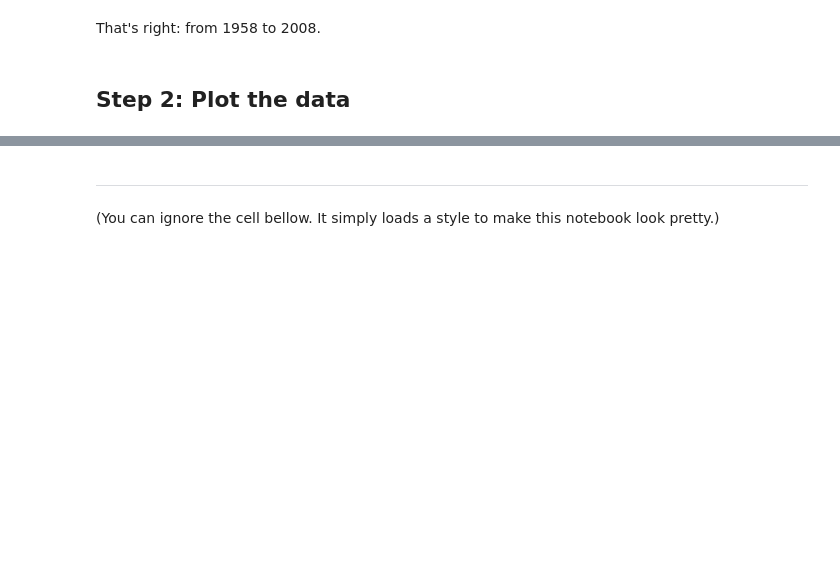
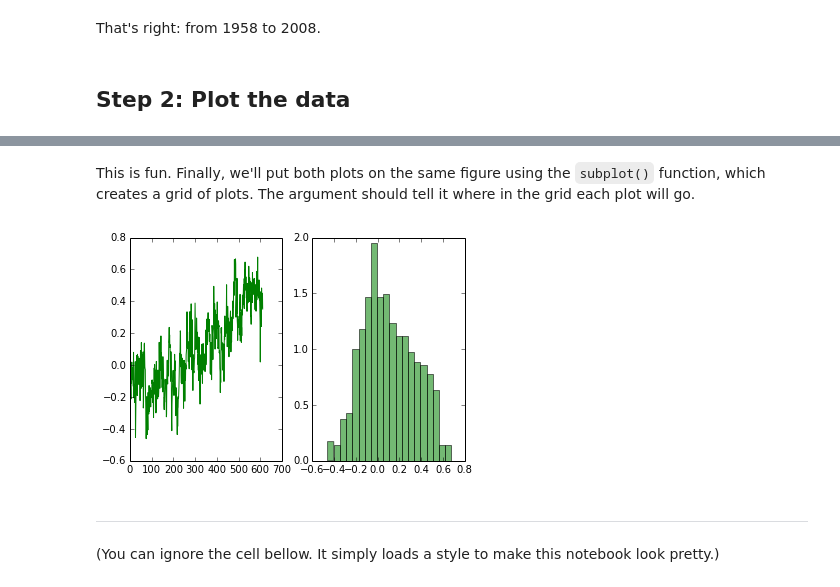
Before and after one commit to barbagroup/JITcode-MechE, a Jupyter notebook: lessons/01_Lesson01_ReadAndPlot.ipynb, the cells around one changed output, grey strips where cells are left out. Drawn from its saved outputs; the diff is of its cells as text; code cells hidden in the pictures; blank space fills up the shorter version.

```diff
--- a/lessons/01_Lesson01_ReadAndPlot.ipynb
+++ b/lessons/01_Lesson01_ReadAndPlot.ipynb
@@ -101,3 +131,12 @@ ImportError: No module named matplotlib.pyplot
+# %% [markdown]
+This is fun. Finally, we'll put both plots on the same figure using the `subplot()` function, which creates a grid of plots. The argument should tell it where in the grid each plot will go.
+# %%
+plt.subplot(121) #creates a grid of 1 column, 2 rows and prepares for the first plot
+plt.plot(T[:,1],'g') #our time series, but now green
+plt.subplot(122) #prepares for the second plot
+plt.hist(T[:,1], 20, normed=1, facecolor='g', alpha=0.55);
+# %% [output]
+[figure, added]
 # %% [markdown]
 ---
 # %% [markdown]
```
Also changed, not shown: parts of 8 cells of this notebook.
